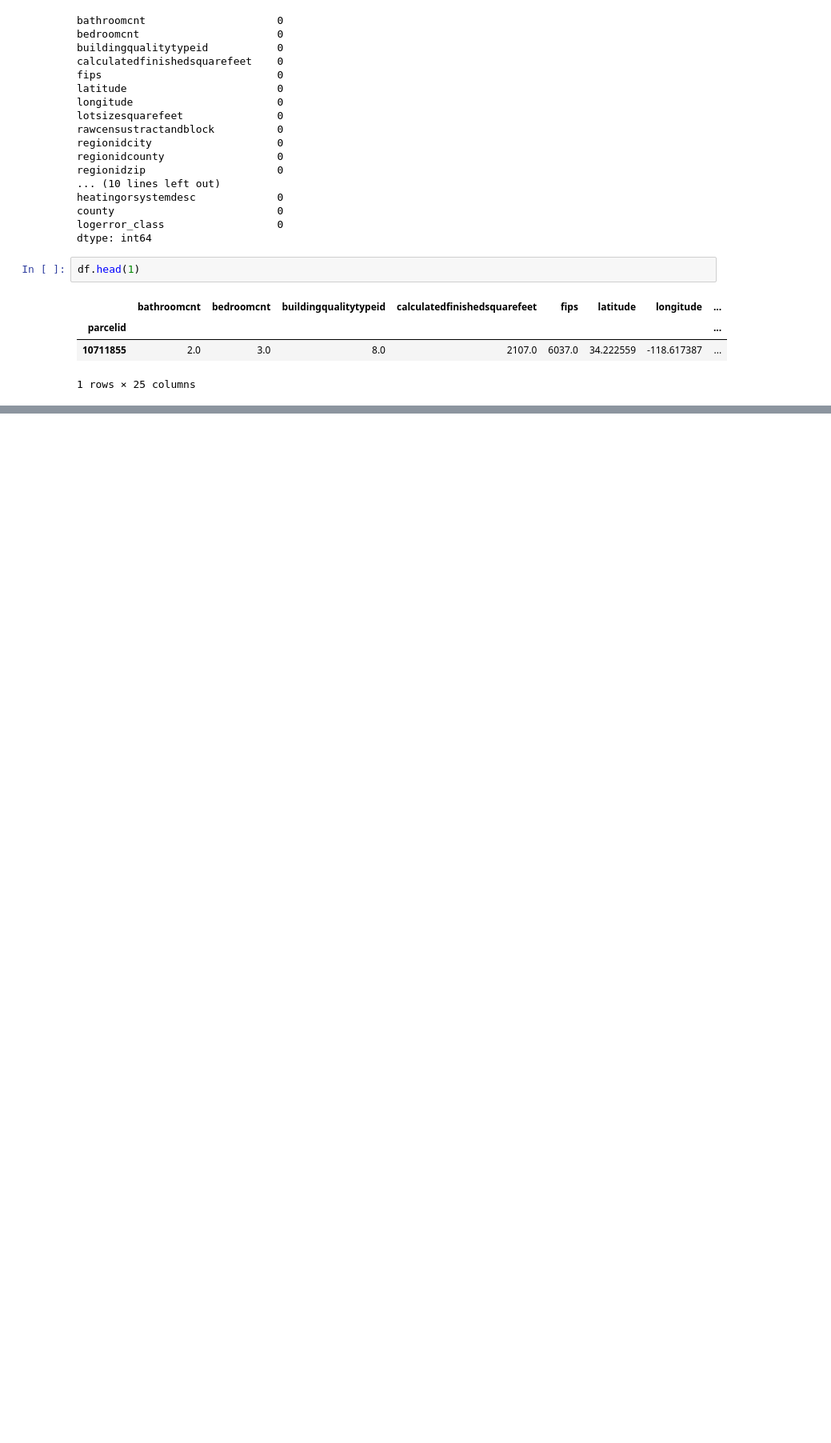
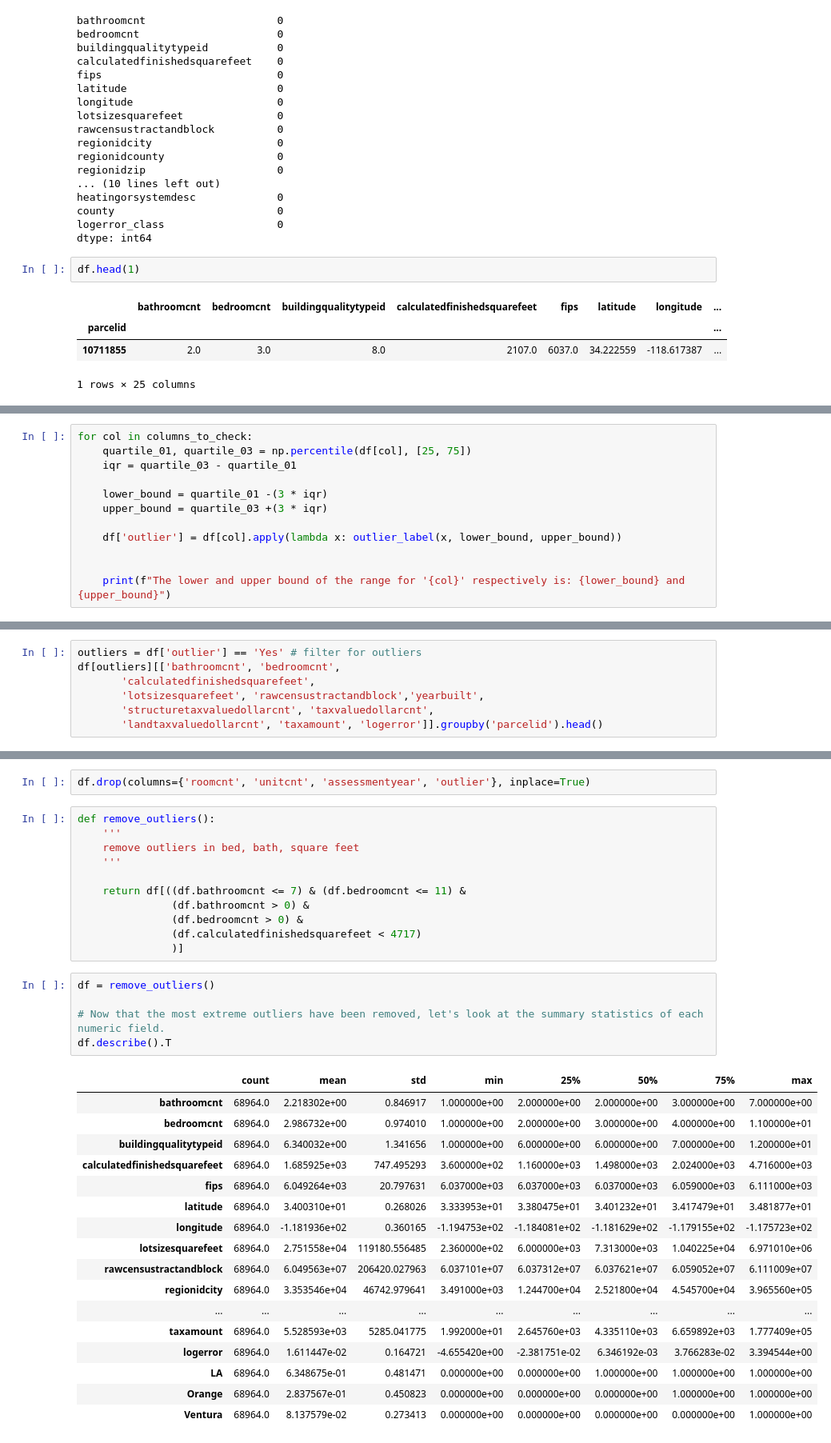
Before and after one commit to Gabriela-and-Justin/Zillow-Clustering-Project, a Jupyter notebook: justin_scratchpad.ipynb, the cells around one changed output, grey strips where cells are left out. Shown at 80% size. Saved outputs shown, nothing was run; the diff lists cells and outputs as text; blank space fills up the shorter version.

```diff
--- a/justin_scratchpad.ipynb
+++ b/justin_scratchpad.ipynb
@@ -72,0 +212,12 @@ df.head()
+# %%
+for col in columns_to_check:
+    quartile_01, quartile_03 = np.percentile(df[col], [25, 75])
+    iqr = quartile_03 - quartile_01
+
+    lower_bound = quartile_01 -(3 * iqr)
+    upper_bound = quartile_03 +(3 * iqr)
+
+    df['outlier'] = df[col].apply(lambda x: outlier_label(x, lower_bound, upper_bound))
+
+
+    print(f"The lower and upper bound of the range for '{col}' respectively is: {lower_bound} and {upper_bound}")
@@ -72,0 +243,7 @@ df.head()
+# %%
+outliers = df['outlier'] == 'Yes' # filter for outliers
+df[outliers][['bathroomcnt', 'bedroomcnt',
+       'calculatedfinishedsquarefeet',
+       'lotsizesquarefeet', 'rawcensustractandblock','yearbuilt',
+       'structuretaxvaluedollarcnt', 'taxvaluedollarcnt',
+       'landtaxvaluedollarcnt', 'taxamount', 'logerror']].groupby('parcelid').head()
@@ -72,0 +307,36 @@ df.head()
+# %%
+df.drop(columns={'roomcnt', 'unitcnt', 'assessmentyear', 'outlier'}, inplace=True)
+# %%
+def remove_outliers():
+    '''
+    remove outliers in bed, bath, square feet
+    '''
+
+    return df[((df.bathroomcnt <= 7) & (df.bedroomcnt <= 11) &
+               (df.bathroomcnt > 0) &
+               (df.bedroomcnt > 0) &
+               (df.calculatedfinishedsquarefeet < 4717)
+               )]
+# %%
+df = remove_outliers()
+
+# Now that the most extreme outliers have been removed, let's look at the summary statistics of each numeric field.
+df.describe().T
+# %% [output]
+|  | count | mean | std | min | 25% | 50% | 75% | max |
+| bathroomcnt | 68964.0 | 2.218302e+00 | 0.846917 | 1.000000e+00 | 2.000000e+00 | 2.000000e+00 | 3.000000e+00 | 7.000000e+00 |
+| bedroomcnt | 68964.0 | 2.986732e+00 | 0.974010 | 1.000000e+00 | 2.000000e+00 | 3.000000e+00 | 4.000000e+00 | 1.100000e+01 |
+| buildingqualitytypeid | 68964.0 | 6.340032e+00 | 1.341656 | 1.000000e+00 | 6.000000e+00 | 6.000000e+00 | 7.000000e+00 | 1.200000e+01 |
+| calculatedfinishedsquarefeet | 68964.0 | 1.685925e+03 | 747.495293 | 3.600000e+02 | 1.160000e+03 | 1.498000e+03 | 2.024000e+03 | 4.716000e+03 |
+| fips | 68964.0 | 6.049264e+03 | 20.797631 | 6.037000e+03 | 6.037000e+03 | 6.037000e+03 | 6.059000e+03 | 6.111000e+03 |
+| latitude | 68964.0 | 3.400310e+01 | 0.268026 | 3.333953e+01 | 3.380475e+01 | 3.401232e+01 | 3.417479e+01 | 3.481877e+01 |
+| longitude | 68964.0 | -1.181936e+02 | 0.360165 | -1.194753e+02 | -1.184081e+02 | -1.181629e+02 | -1.179155e+02 | -1.175723e+02 |
+| lotsizesquarefeet | 68964.0 | 2.751558e+04 | 119180.556485 | 2.360000e+02 | 6.000000e+03 | 7.313000e+03 | 1.040225e+04 | 6.971010e+06 |
+| rawcensustractandblock | 68964.0 | 6.049563e+07 | 206420.027963 | 6.037101e+07 | 6.037312e+07 | 6.037621e+07 | 6.059052e+07 | 6.111009e+07 |
+| regionidcity | 68964.0 | 3.353546e+04 | 46742.979641 | 3.491000e+03 | 1.244700e+04 | 2.521800e+04 | 4.545700e+04 | 3.965560e+05 |
+| ... | ... | ... | ... | ... | ... | ... | ... | ... |
+| taxamount | 68964.0 | 5.528593e+03 | 5285.041775 | 1.992000e+01 | 2.645760e+03 | 4.335110e+03 | 6.659892e+03 | 1.777409e+05 |
+| logerror | 68964.0 | 1.611447e-02 | 0.164721 | -4.655420e+00 | -2.381751e-02 | 6.346192e-03 | 3.766283e-02 | 3.394544e+00 |
+| LA | 68964.0 | 6.348675e-01 | 0.481471 | 0.000000e+00 | 0.000000e+00 | 1.000000e+00 | 1.000000e+00 | 1.000000e+00 |
+| Orange | 68964.0 | 2.837567e-01 | 0.450823 | 0.000000e+00 | 0.000000e+00 | 0.000000e+00 | 1.000000e+00 | 1.000000e+00 |
+| Ventura | 68964.0 | 8.137579e-02 | 0.273413 | 0.000000e+00 | 0.000000e+00 | 0.000000e+00 | 0.000000e+00 | 1.000000e+00 |
```
Also changed, not shown: parts of 45 cells of this notebook.
